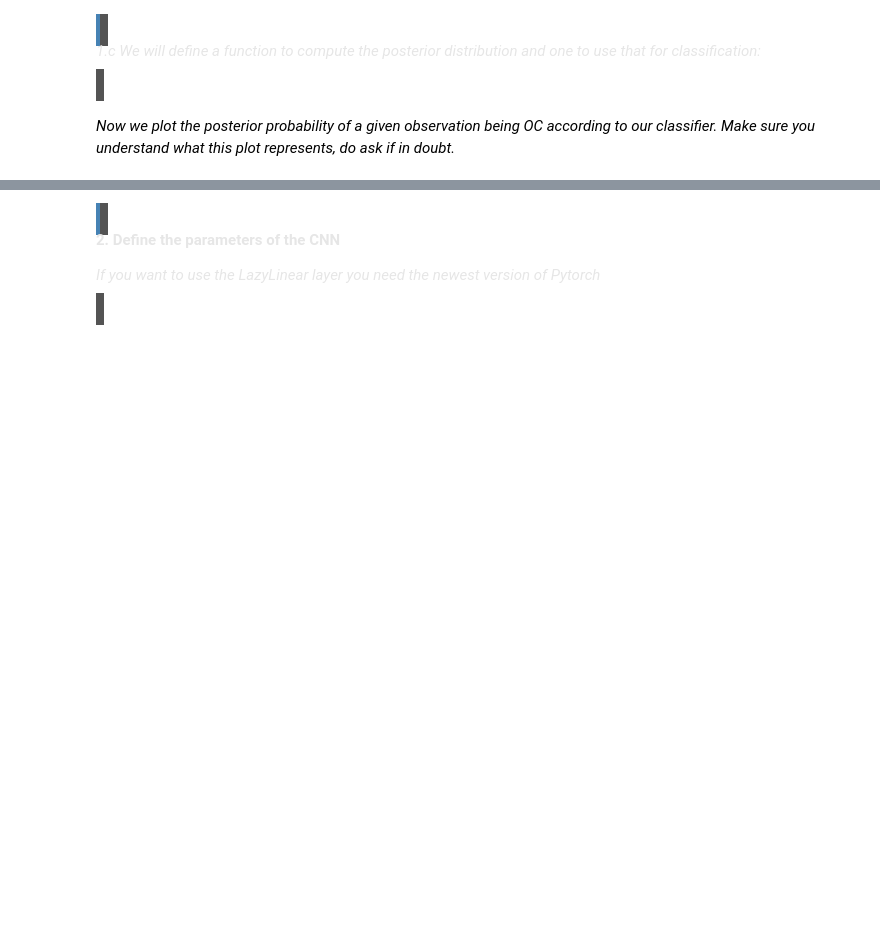
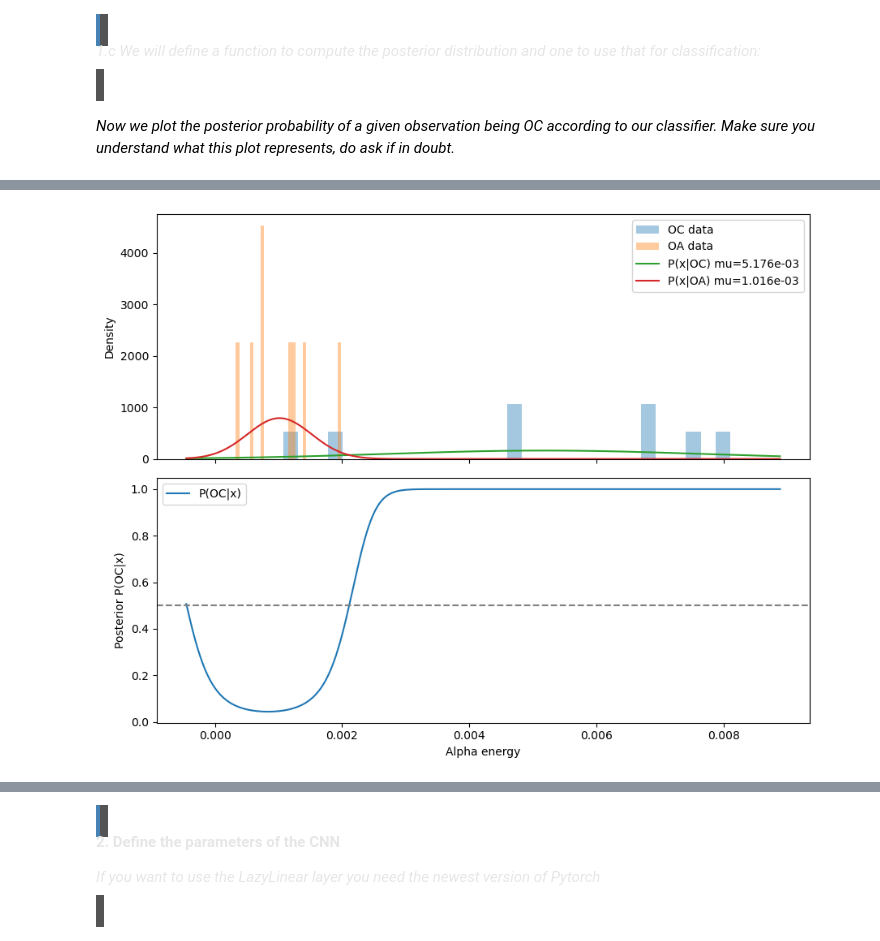
Before and after one commit to Nunk-sketch/ass2, a Jupyter notebook: haha/assignment_2/assignment_2.ipynb, the cells around one changed output, grey strips where cells are left out. Cells and saved outputs as stored; diff of their text form; code cells hidden in the pictures; blank space fills up the shorter version.

```diff
--- a/haha/assignment_2/assignment_2.ipynb
+++ b/haha/assignment_2/assignment_2.ipynb
@@ -919,15 +931,98 @@ def naive_bayes_prior_1(alpha_energy):
 </span>
 # %%
 def compute_posterior(alpha_energy, m0, v0, m1, v1):
-    likelihood_0 = ?
-    likelihood_1 = ?
+    likelihood_0 = (1 / np.sqrt(2 * np.pi * v0)) * np.exp(-0.5 * (alpha_energy - m0)**2 / v0) # alpha energy er x
+    likelihood_1 = (1 / np.sqrt(2 * np.pi * v1)) * np.exp(-0.5 * (alpha_energy - m1)**2 / v1) # dette er formlen for gaussian distrbution, bare omskrevet med værdier
 
-    prior_0 = ?
-    prior_1 = ?
+    prior_0 = naive_bayes_prior_0(alpha_energy)
+    prior_1 = naive_bayes_prior_1(alpha_energy)
 
-    return ?
+
+    top = likelihood_0 * prior_0
+    bund = top + likelihood_1 * prior_1
+    posterior_0 = top / bund
+
+    return posterior_0
 
 def classify_naive_bayes(alpha_energy, m0, v0, m1, v1):
-    return ? >= 0.5
+
+    posterior_0 = compute_posterior(alpha_energy, m0, v0, m1, v1)
+
+    return posterior_0 >= 0.5 # True -> class 0 (0c), False -> class 1 (0a)
 # %% [markdown]
 *Now we plot the posterior probability of a given observation being OC according to our classifier. Make sure you understand what this plot represents, do ask if in doubt.*
+# %%
+import numpy as np #gpt test
+import matplotlib.pyplot as plt
+from sklearn.metrics import confusion_matrix, accuracy_score
+
+
+# alphas_oc = np.array([...])  # eyes closed samples (class 0)
+# alphas_oa = np.array([...])  # eyes open samples (class 1)
+
+# Basic sanity checks
+print("Lengths:", len(alphas_oc), len(alphas_oa))
+print("Any NaNs OC/ OA:", np.any(np.isnan(alphas_oc)), np.any(np.isnan(alphas_oa)))
+print("Any non-finite OC/ OA:", np.any(~np.isfinite(alphas_oc)), np.any(~np.isfinite(alphas_oa)))
+
+# compute means/vars with eps
+eps = 1e-12
+m0, v0 = np.mean(alphas_oc), np.var(alphas_oc) + eps
+m1, v1 = np.mean(alphas_oa), np.var(alphas_oa) + eps
+sigma0, sigma1 = np.sqrt(v0), np.sqrt(v1)
+
+print("OC mean:", m0, "variance:", v0, "std:", sigma0)
+print("OA mean:", m1, "variance:", v1, "std:", sigma1)
+
+# If you expect OC > OA but observe opposite, print a warning
+if m0 <= m1:
+    print("WARNING: OC mean <= OA mean. Either labels/arrays are swapped or data contradicts expectation.")
+
+# helper pdf and posterior
+def normal_pdf(x, m, v):
+    return np.exp(-(x - m)**2 / (2*v)) / np.sqrt(2*np.pi*v)
+
+def compute_posterior(alpha_energy, m0, v0, m1, v1, prior0=0.5):
+    likelihood_0 = normal_pdf(alpha_energy, m0, v0)
+    likelihood_1 = normal_pdf(alpha_energy, m1, v1)
+    top = likelihood_0 * prior0
+    bottom = top + likelihood_1 * (1-prior0)
+    return top / bottom
+
+# plotting ranges
+xmin = min(alphas_oc.min(), alphas_oa.min())
+xmax = max(alphas_oc.max(), alphas_oa.max())
+xs = np.linspace(xmin - 0.1*(xmax-xmin), xmax + 0.1*(xmax-xmin), 1000)
+
+p0 = normal_pdf(xs, m0, v0)
+p1 = normal_pdf(xs, m1, v1)
+post = compute_posterior(xs, m0, v0, m1, v1)
+
+fig, ax = plt.subplots(2,1, figsize=(9,7), sharex=True)
+ax[0].hist(alphas_oc, bins=30, density=True, alpha=0.4, label='OC data')
+ax[0].hist(alphas_oa, bins=30, density=True, alpha=0.4, label='OA data')
+ax[0].plot(xs, p0, label=f'P(x|OC) mu={m0:.3e}')
+ax[0].plot(xs, p1, label=f'P(x|OA) mu={m1:.3e}')
+ax[0].legend()
+ax[0].set_ylabel('Density')
+
+ax[1].plot(xs, post, label='P(OC|x)')
+ax[1].axhline(0.5, ls='--', color='gray')
+ax[1].set_xlabel('Alpha energy')
+ax[1].set_ylabel('Posterior P(OC|x)')
+ax[1].legend()
+plt.tight_layout()
+plt.show()
+
+# Optional: compute predictions on combined dataset if you have labels
+alphas = np.concatenate([alphas_oc, alphas_oa])
+true_labels = np.concatenate([np.zeros(len(alphas_oc)), np.ones(len(alphas_oa))])  # 0=OC,1=OA
+pred_post = compute_posterior(alphas, m0, v0, m1, v1)
+pred_labels = (pred_post < 0.5).astype(int)  # careful: pred_post>=0.5 -> OC (0). So invert for label 1
+# To keep labels consistent with true_labels (0=OC, 1=OA) do:
+pred_labels = np.where(pred_post >= 0.5, 0, 1)
+
+print("Accuracy:", accuracy_score(true_labels, pred_labels))
+print("Confusion matrix (rows true, cols pred):")
+print(confusion_matrix(true_labels, pred_labels))
+# %% [output]
@@ -933,0 +1034 @@ def classify_naive_bayes(alpha_energy, m0, v0, m1, v1):
+[figure, added]
```
Also changed, not shown: parts of 17 cells of this notebook.
